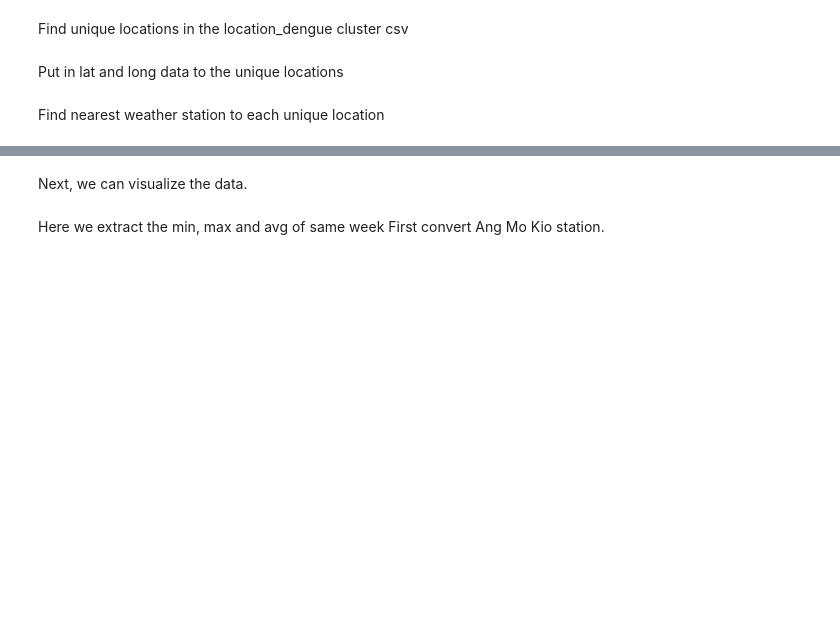
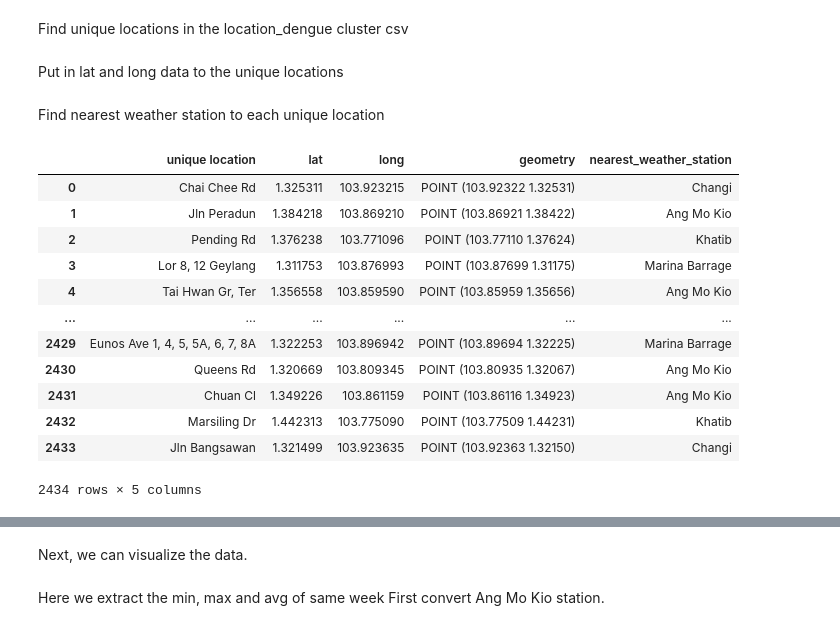
Before and after one commit to thamsimun/CS3244-Project-Dengue, a Jupyter notebook: dengue_prediction.ipynb, the cells around one changed output, grey strips where cells are left out. Cells and saved outputs as stored; diff of their text form; code cells hidden in the pictures; blank space fills up the shorter version.

```diff
--- a/dengue_prediction.ipynb
+++ b/dengue_prediction.ipynb
@@ -407,0 +406,63 @@ for i in range(len(unique_location_lat_long_df)):
+# %%
+def nearest(row, geom_union, df1, df2, geom1_col='geometry', geom2_col='geometry', src_column=None):
+    """Find the nearest point and return the corresponding value from specified column."""
+    # Find the geometry that is closest
+    #nearest = df2[geom2_col] == nearest_points(row[geom1_col], geom_union)[1]
+    # Get the corresponding value from df2 (matching is based on the geometry)
+    #value = df2[nearest][src_column]
+
+    nearest_geom = nearest_points(row[geom1_col], geom_union)
+    nearest_point = nearest_geom[1]
+    #print(nearest_point)
+    value = ''
+    #print(geom2_col)
+
+    for i in range(len(df2)):
+        if df2[geom2_col][i] == nearest_point:
+            #print('hi')
+            value = df2[src_column][i]
+
+    return value
+
+
+unique_location_lat_long_df = pd.read_csv("Datasets/unique_locations_lat_long.csv")
+weatherstation_lat_long_df = pd.read_csv("Datasets/weatherstation_lat_long.csv")
+
+unique_location_geometry = [Point(xy) for xy in zip(unique_location_lat_long_df['long'], unique_location_lat_long_df['lat'])]
+weatherstation_location_geometry = [Point(xy) for xy in zip(weatherstation_lat_long_df['Long'], weatherstation_lat_long_df['Lat'])]
+
+#weatherstations = MultiPoint(weatherstation_location_geometry)
+
+#print(destinations)
+
+crs = {'init': 'epsg:4326'}
+unique_location_lat_long_gdf = gpd.GeoDataFrame(unique_location_lat_long_df, crs=crs, geometry=unique_location_geometry)
+weatherstation_lat_long_gdf = gpd.GeoDataFrame(weatherstation_lat_long_df, crs=crs, geometry=weatherstation_location_geometry)
+
+
+unary_union = weatherstation_lat_long_gdf.unary_union
+#print(unary_union)
+#test = unique_location_lat_long_gdf.apply(nearest, 1, geom_union=unary_union, df1=unique_location_lat_long_gdf , df2=weatherstation_lat_long_gdf, src_column='Weather station')
+#print(test)
+
+unique_location_lat_long_gdf['nearest_weather_station'] = unique_location_lat_long_gdf.apply(nearest, geom_union=unary_union, df1=unique_location_lat_long_gdf , df2=weatherstation_lat_long_gdf, src_column='Weather station', axis=1)
+
+
+csv_filename = "Datasets/unique_locations_nearest_weather_station.csv"
+unique_location_lat_long_gdf.to_csv(csv_filename, index=False)
+
+unique_location_lat_long_gdf
+# %% [output]
+|  | unique location | lat | long | geometry | nearest_weather_station |
+| 0 | Chai Chee Rd | 1.325311 | 103.923215 | POINT (103.92322 1.32531) | Changi |
+| 1 | Jln Peradun | 1.384218 | 103.869210 | POINT (103.86921 1.38422) | Ang Mo Kio |
+| 2 | Pending Rd | 1.376238 | 103.771096 | POINT (103.77110 1.37624) | Khatib |
+| 3 | Lor 8, 12 Geylang | 1.311753 | 103.876993 | POINT (103.87699 1.31175) | Marina Barrage |
+| 4 | Tai Hwan Gr, Ter | 1.356558 | 103.859590 | POINT (103.85959 1.35656) | Ang Mo Kio |
+| ... | ... | ... | ... | ... | ... |
+| 2429 | Eunos Ave 1, 4, 5, 5A, 6, 7, 8A | 1.322253 | 103.896942 | POINT (103.89694 1.32225) | Marina Barrage |
+| 2430 | Queens Rd | 1.320669 | 103.809345 | POINT (103.80935 1.32067) | Ang Mo Kio |
+| 2431 | Chuan Cl | 1.349226 | 103.861159 | POINT (103.86116 1.34923) | Ang Mo Kio |
+| 2432 | Marsiling Dr | 1.442313 | 103.775090 | POINT (103.77509 1.44231) | Khatib |
+| 2433 | Jln Bangsawan | 1.321499 | 103.923635 | POINT (103.92363 1.32150) | Changi |
+2434 rows × 5 columns
```
Also changed, not shown: parts of 17 cells of this notebook, 38 other files.
